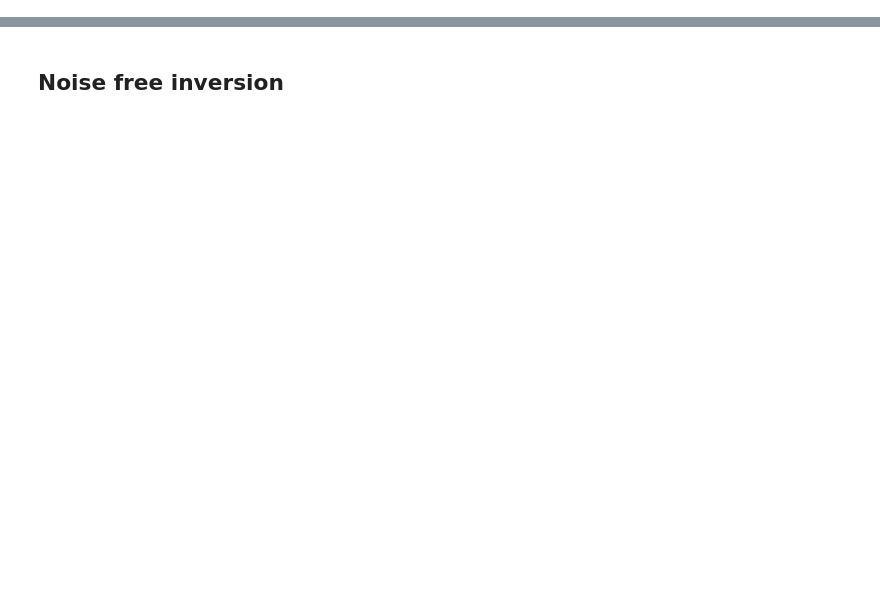
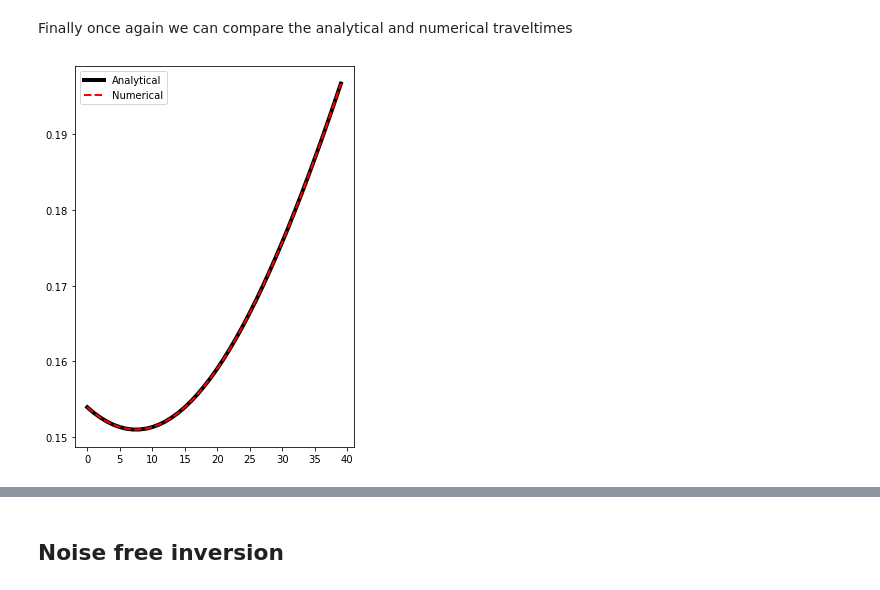
Before and after one commit to DIG-Kaust/Seismology, a Jupyter notebook: SeismicTomography/SeismicTomography.ipynb, the cells around one changed output, grey strips where cells are left out. Saved outputs shown, nothing was run; the diff lists cells and outputs as text; code cells hidden in the pictures; blank space fills up the shorter version.

```diff
--- a/SeismicTomography/SeismicTomography.ipynb
+++ b/SeismicTomography/SeismicTomography.ipynb
@@ -657,0 +147,18 @@ plt.axis('tight');
+# %% [markdown]
+Finally once again we can compare the analytical and numerical traveltimes
+# %%
+# Create slowness model and compute traveltime from equation 2
+slown = (1. / vel).ravel()
+trav = np.array(L.todense()) @ slown
+
+# Analytical traveltime
+trav_ana = np.zeros(nr)
+for irec in range(nr):
+    trav_ana[irec] =  sqrt((s[0]-r[0, irec])**2 + (s[1]-r[1, irec])**2) / vback
+
+plt.figure(figsize=(5, 7))
+plt.plot(trav_ana, 'k', lw=4, label='Analytical')
+plt.plot(trav, '--r', lw=2, label='Numerical')
+plt.legend();
+# %% [output]
+[figure, added]
```
Also changed, not shown: parts of 85 cells of this notebook, 2 other files.
